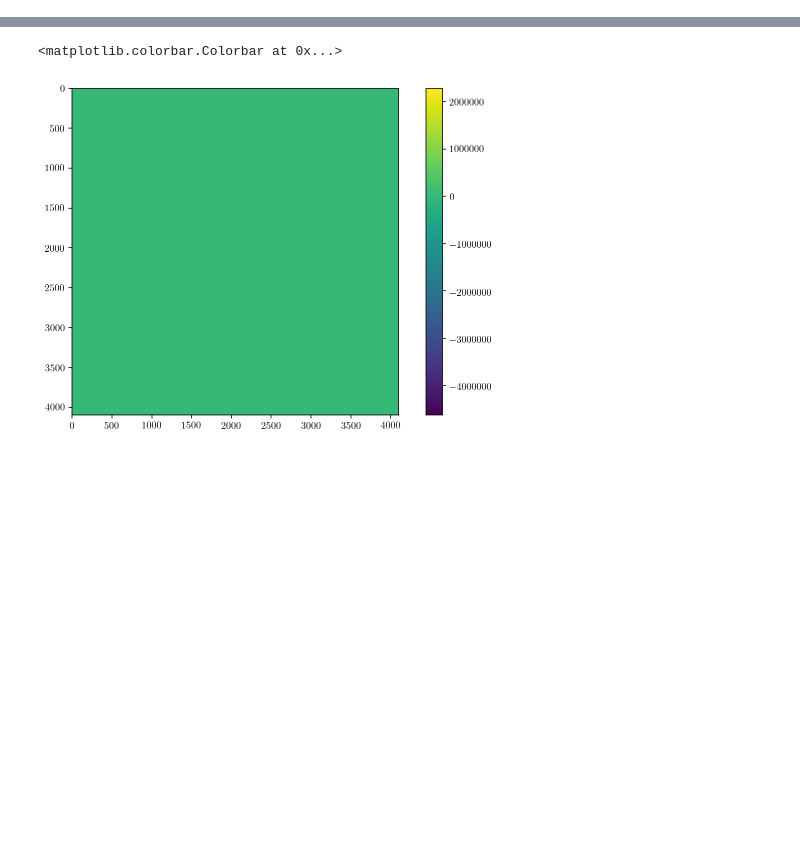
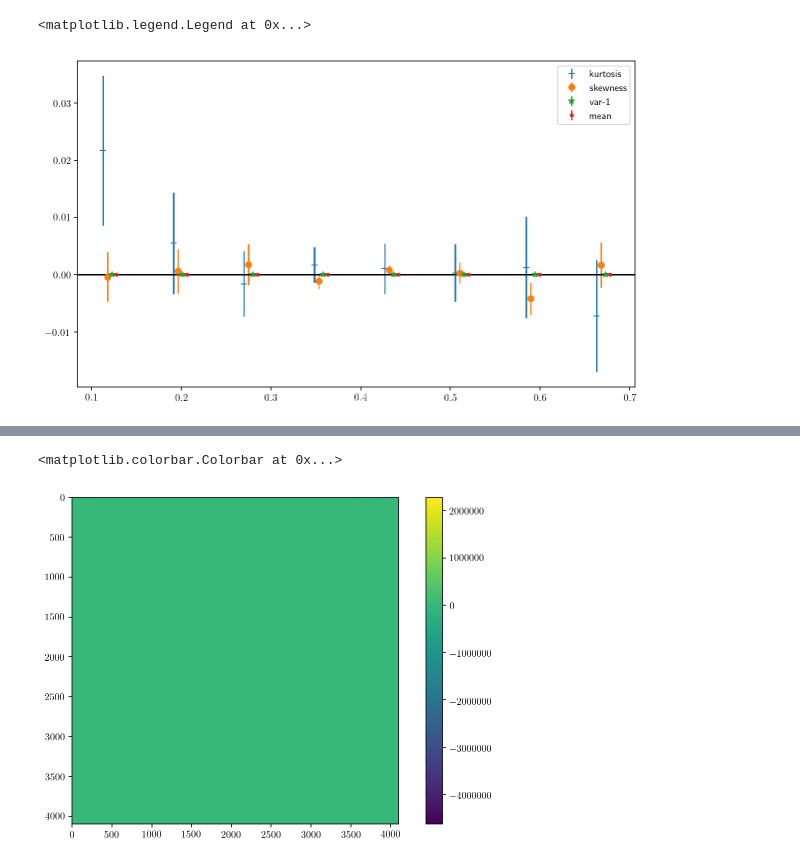
Before and after one commit to defjaf/RandomFields, a Jupyter notebook: notebooks/check_ng.ipynb, the cells around one changed output, grey strips where cells are left out. Drawn from its saved outputs; the diff is of its cells as text; code cells hidden in the pictures; blank space fills up the shorter version.

```diff
--- a/notebooks/check_ng.ipynb
+++ b/notebooks/check_ng.ipynb
@@ -25,25 +53,28 @@ stats_std = stats_all.std(axis=0) if nMC>1 else None
 # %%
 stats_all = np.array(stats_all)
 stats_mean = stats_all.mean(axis=0)
-stats_std = stats_all.std(axis=0)
+stats_std = stats_all.std(axis=0) if nMC>1 else None
 # %%
 plt.figure()
 i1 = 1
 
-if not stats_std:
+if stats_std is None:
     plt.plot(kout[i1:], stats_mean.T[3][i1:], '+', label='kurtosis');
     plt.plot(kout[i1:], stats_mean.T[2][i1:], 'o', label='skewness');
     plt.plot(kout[i1:], stats_mean.T[1][i1:]-1, '*', label='variance-1');
     plt.plot(kout[i1:], stats_mean.T[0][i1:], '.', label='mean');
 else:
     plt.errorbar(kout[i1:]-0.005, stats_mean.T[3][i1:],   yerr=stats_std.T[3][i1:], fmt='+', label='kurtosis');
     plt.errorbar(kout[i1:]+0.000, stats_mean.T[2][i1:],   yerr=stats_std.T[2][i1:], fmt='o', label='skewness');
     plt.errorbar(kout[i1:]+0.005, stats_mean.T[1][i1:]-1, yerr=stats_std.T[1][i1:], fmt='*', label='var-1');
     plt.errorbar(kout[i1:]+0.010, stats_mean.T[0][i1:],   yerr=stats_std.T[0][i1:], fmt='.', label='mean');
 
     plt.axhline(y=0, color='k')
 
 plt.legend()
+# %% [output]
+<matplotlib.legend.Legend at 0x...>
+[figure, added]
 # %%
 ## see http://stackoverflow.com/questions/44003552/matplotlib-histogram-from-numpy-histogram-output
 for frq, edges in hists[0:]:
```
Also changed, not shown: parts of 3 cells of this notebook.
